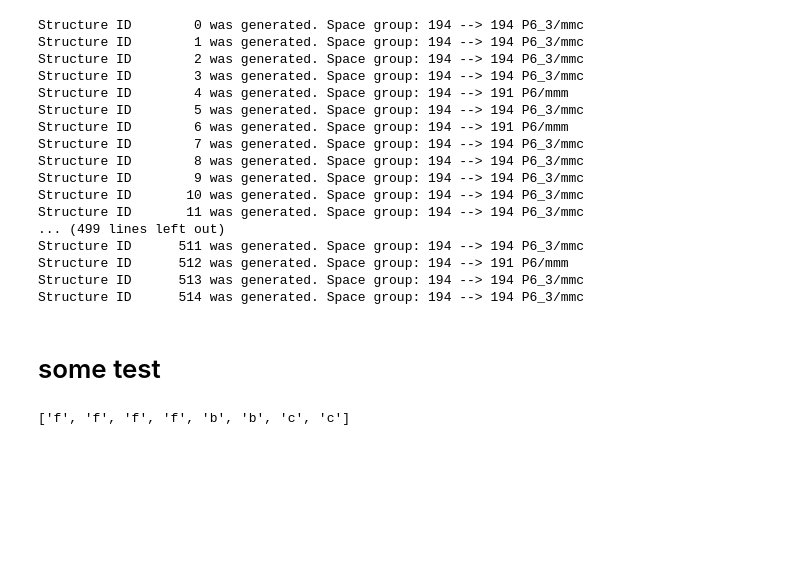
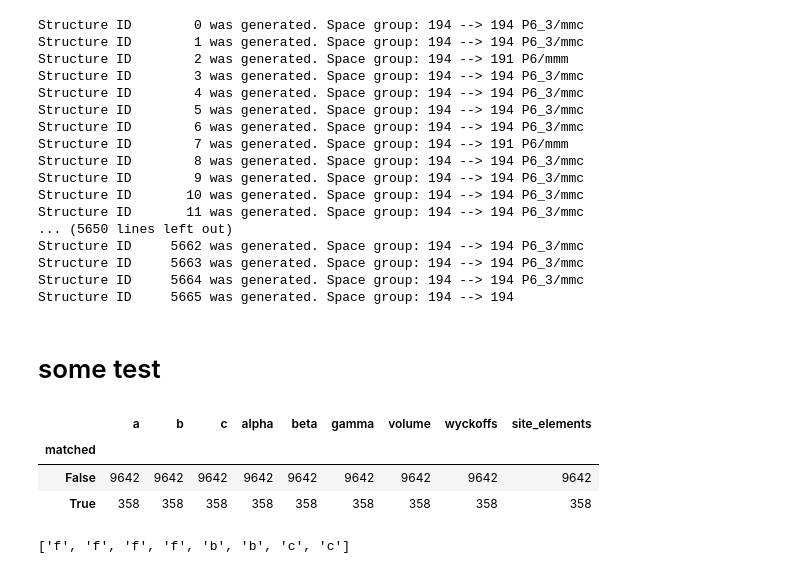
Before and after one commit to TsumiNa/CrySPY, a Jupyter notebook: gen_with_spg.ipynb, the cells around one changed output. Saved outputs shown, nothing was run; the diff lists cells and outputs as text; code cells hidden in the pictures; blank space fills up the shorter version.

```diff
--- a/gen_with_spg.ipynb
+++ b/gen_with_spg.ipynb
@@ -7,7 +7,7 @@ from pymatgen import Structure
 from pymatgen.symmetry.analyzer import SpacegroupAnalyzer
 # %%
 tmp = rndgen.rndgen_spg(
-    nstruc=200000,
+    nstruc=10000,
     atype=['Li', 'P'],
     nat=[6, 2],
     spgnum=[194],
@@ -16,21 +16,21 @@ tmp = rndgen.rndgen_spg(
 # %% [output]
 Structure ID        0 was generated. Space group: 194 --> 194 P6_3/mmc
 Structure ID        1 was generated. Space group: 194 --> 194 P6_3/mmc
-Structure ID        2 was generated. Space group: 194 --> 194 P6_3/mmc
+Structure ID        2 was generated. Space group: 194 --> 191 P6/mmm
 Structure ID        3 was generated. Space group: 194 --> 194 P6_3/mmc
-Structure ID        4 was generated. Space group: 194 --> 191 P6/mmm
+Structure ID        4 was generated. Space group: 194 --> 194 P6_3/mmc
 Structure ID        5 was generated. Space group: 194 --> 194 P6_3/mmc
-Structure ID        6 was generated. Space group: 194 --> 191 P6/mmm
-Structure ID        7 was generated. Space group: 194 --> 194 P6_3/mmc
+Structure ID        6 was generated. Space group: 194 --> 194 P6_3/mmc
+Structure ID        7 was generated. Space group: 194 --> 191 P6/mmm
 Structure ID        8 was generated. Space group: 194 --> 194 P6_3/mmc
 Structure ID        9 was generated. Space group: 194 --> 194 P6_3/mmc
 Structure ID       10 was generated. Space group: 194 --> 194 P6_3/mmc
 Structure ID       11 was generated. Space group: 194 --> 194 P6_3/mmc
-... (499 lines left out)
-Structure ID      511 was generated. Space group: 194 --> 194 P6_3/mmc
-Structure ID      512 was generated. Space group: 194 --> 191 P6/mmm
-Structure ID      513 was generated. Space group: 194 --> 194 P6_3/mmc
-Structure ID      514 was generated. Space group: 194 --> 194 P6_3/mmc
+... (5650 lines left out)
+Structure ID     5662 was generated. Space group: 194 --> 194 P6_3/mmc
+Structure ID     5663 was generated. Space group: 194 --> 194 P6_3/mmc
+Structure ID     5664 was generated. Space group: 194 --> 194 P6_3/mmc
+Structure ID     5665 was generated. Space group: 194 --> 194
 # %%
 def gen_info(s, id_):
     a, b, c = s.lattice.abc
@@ -58,5 +58,14 @@ pd.DataFrame(summary).set_index('id').to_pickle('generated_strucs/summary.pd.xz'
 # %% [markdown]
 # some test
+# %%
+summary = pd.read_pickle('generated_structs/summary.pd.xz')
+# %%
+summary.groupby('matched').count()
+# %% [output]
+|  | a | b | c | alpha | beta | gamma | volume | wyckoffs | site_elements |
+| matched |  |  |  |  |  |  |  |  |  |
+| False | 9642 | 9642 | 9642 | 9642 | 9642 | 9642 | 9642 | 9642 | 9642 |
+| True | 358 | 358 | 358 | 358 | 358 | 358 | 358 | 358 | 358 |
 # %%
 s = Structure.from_file('Li3P_mp-736_computed.cif')
 a = SpacegroupAnalyzer(s)
```
Also changed, not shown: parts of 1 cell of this notebook.
